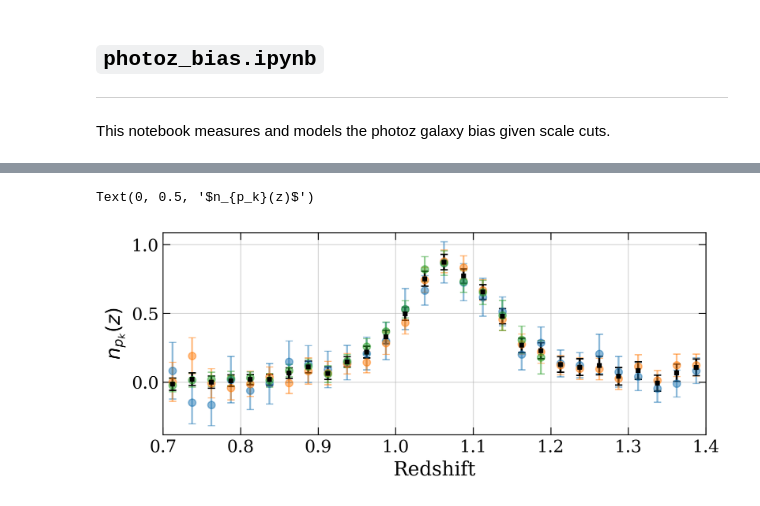
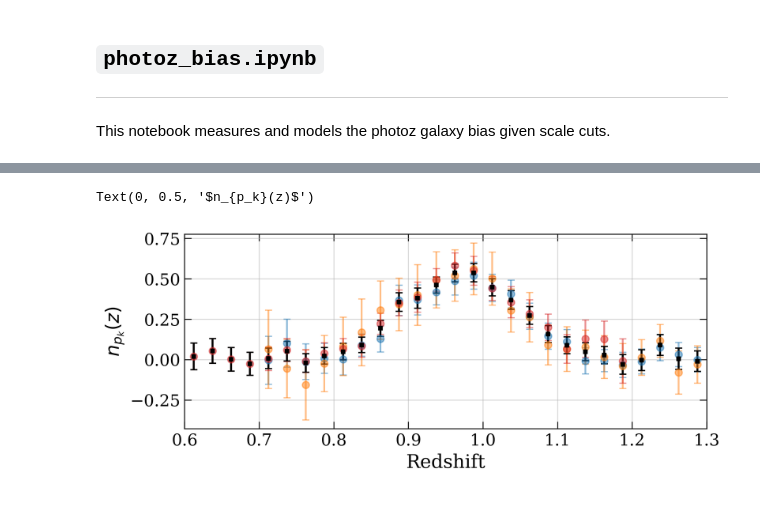
Before and after one commit to JeanCHDJdev/desi-y3-hsc, a Jupyter notebook: src/statistics/nb/photoz_bias.ipynb, the cells around one changed output, grey strips where cells are left out. Drawn from its saved outputs; the diff is of its cells as text; code cells hidden in the pictures.

```diff
--- a/src/statistics/nb/photoz_bias.ipynb
+++ b/src/statistics/nb/photoz_bias.ipynb
@@ -158,38 +196,38 @@ with open(
 # %%
 plt.figure(figsize=(8, 3))
 colors = plt.get_cmap("tab10")
-bin_tomo = 11
+bin_tomo = 10
 current_bin_values = data[str(bin_tomo)]
 for index, (key, value) in enumerate(current_bin_values.items()):
     if len(current_bin_values[key]) == 0:
         print(f"No data for {key} in tomo bin {bin_tomo}")
         continue
     z, vals, errs = zip(*current_bin_values[key])
     plt.errorbar(
         z,
         vals,
         errs,
         label=tracer_trad[key],
         capsize=3,
         alpha=0.5,
         fmt="o",
         color=colors(index),
     )
     plt.errorbar(
         merged_data[str(bin_tomo)][0],
         merged_data[str(bin_tomo)][1],
         merged_data[str(bin_tomo)][2],
         fmt="s",
         color="black",
         label=f"Merged {tracer_trad[key]}",
         markersize=3,
         alpha=1,
         capsize=3,
     )
 plt.xlim(bin_tomo * 0.1 - 0.4, bin_tomo * 0.1 + 0.3)
 plt.grid(True)
 plt.xlabel("Redshift")
 plt.ylabel(r"$n_{p_k}(z)$")
 # %% [output]
 Text(0, 0.5, '$n_{p_k}(z)$')
-[figure, old version]
+[figure, new version]
```
Also changed, not shown: parts of 9 cells of this notebook, 17 other files.
